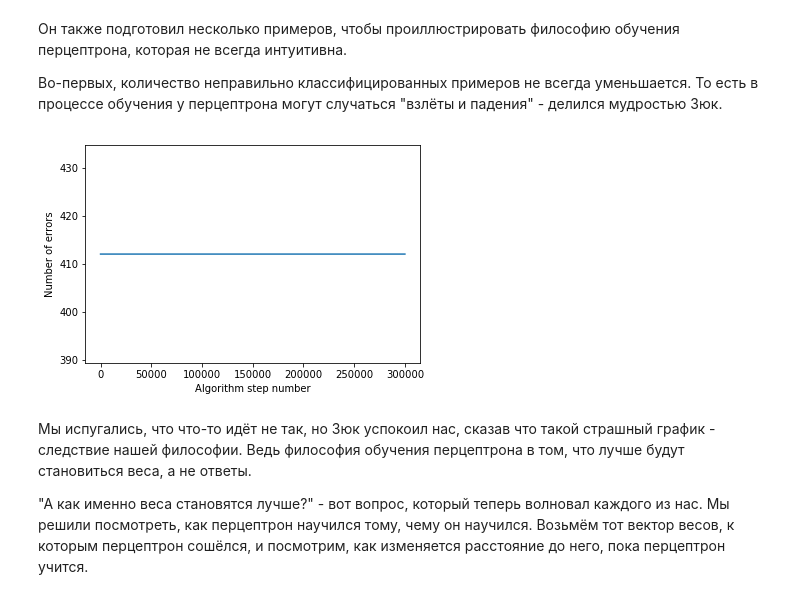
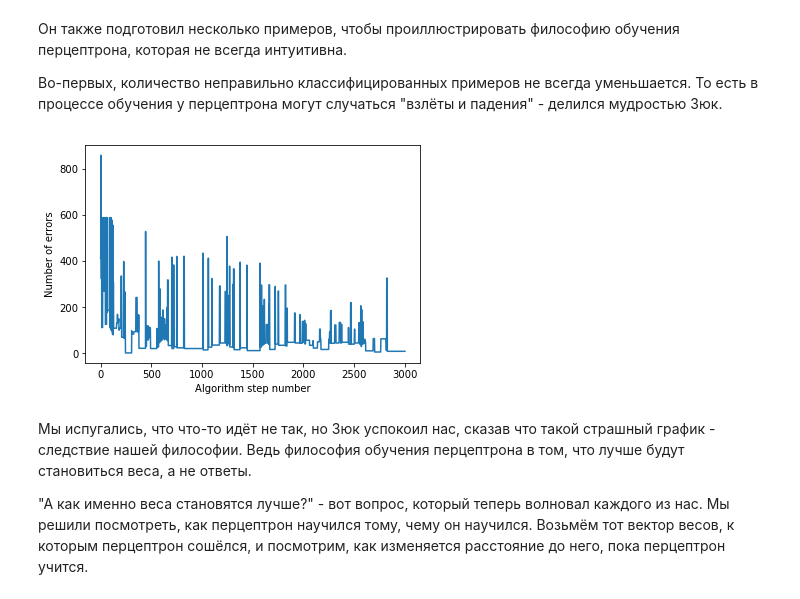
Before and after one commit to lizzzi111/python_stepik, a Jupyter notebook: Neural_networks/Hw_1_student_version.ipynb, the cells around one changed output. Cells and saved outputs as stored; diff of their text form; code cells hidden in the pictures.

```diff
--- a/Neural_networks/Hw_1_student_version.ipynb
+++ b/Neural_networks/Hw_1_student_version.ipynb
@@ -111,8 +101,8 @@ class Perceptron:
         (элементы вектора - boolean или целые числа (0 или 1))
         """
 
-        return input_matrix.dot(self.w) + self.b > 0
-        pass
+        ## Этот метод необходимо реализовать
+        return input_matrix.dot(self.w)+self.b > 0
 
     def train_on_single_example(self, example, y):
         """
@@ -123,9 +113,12 @@ class Perceptron:
         (на её основании мы потом построим интересный график)
         """
 
-        error = self.vectorized_forward_pass(example) - y
-        return(error)
-        pass
+        ## Этот метод необходимо реализовать
+        pred = (example.T.dot(self.w) + self.b) > 0
+        error = y - pred
+        self.w += error*example
+        self.b += error
+        return error
 # %% [markdown]
 Оказалось, что это был первый нейрон, который он запрограммировал сам. Он рассказал, что метод `train_on_single_example` остался без реализации, так как в то время веса ему еще готовила мама. Векторизовать он, как и все дети, не любил, поэтому данный метод тоже не готов.
 
@@ -386,12 +378,12 @@ def step_by_step_errors(p, input_matrix, y, max_steps=1e6):
 # %%
 %matplotlib inline
 perceptron_for_misclassification = create_perceptron(2)
-errors_list = step_by_step_errors(perceptron_for_misclassification, input_matrix=data[:, :-1], y=data[:, -1][:,np.newaxis], max_steps=300)
+errors_list = step_by_step_errors(perceptron_for_misclassification, input_matrix=data[:, :-1], y=data[:, -1][:,np.newaxis])
 plt.plot(errors_list);
 plt.ylabel("Number of errors")
 plt.xlabel("Algorithm step number");
 # %% [output]
-[figure, old version]
+[figure, new version]
 # %% [markdown]
 Мы испугались, что что-то идёт не так, но Зюк успокоил нас, сказав что такой страшный график - следствие нашей философии. Ведь философия обучения перцептрона в том, что лучше будут становиться веса, а не ответы.
 
```
Also changed, not shown: parts of 10 cells of this notebook, 3 other files.
